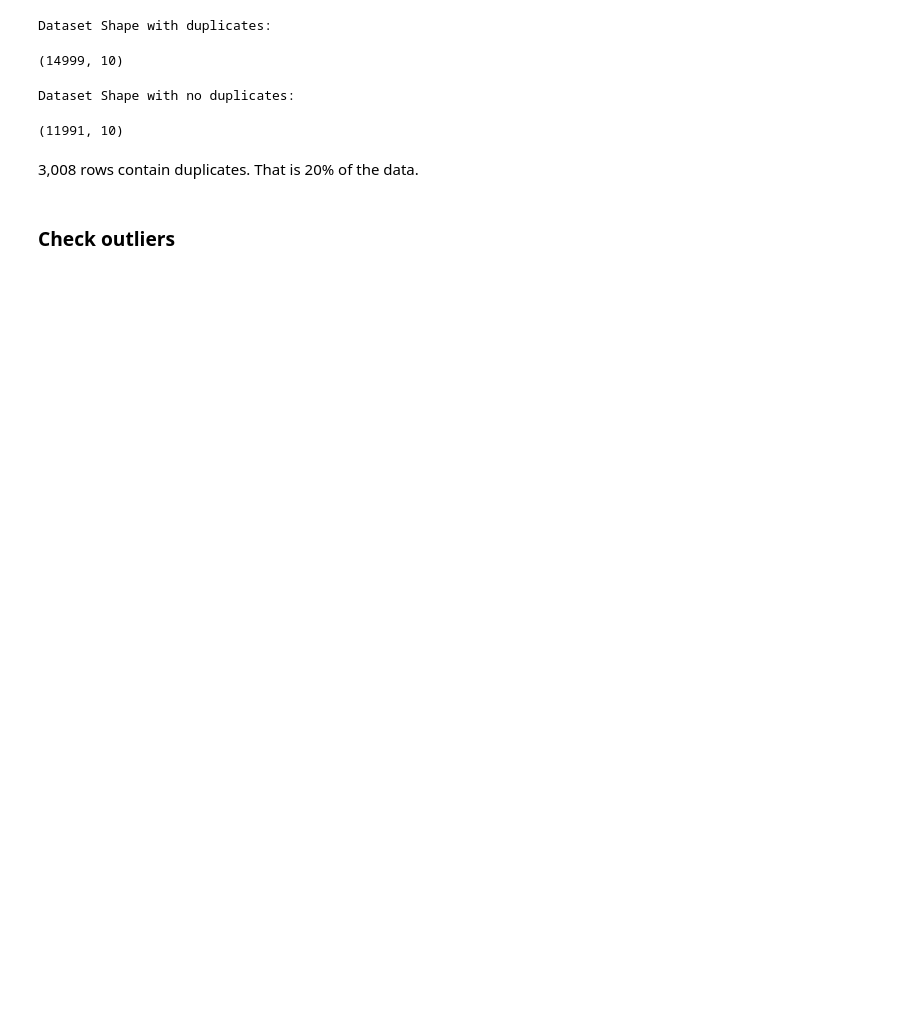
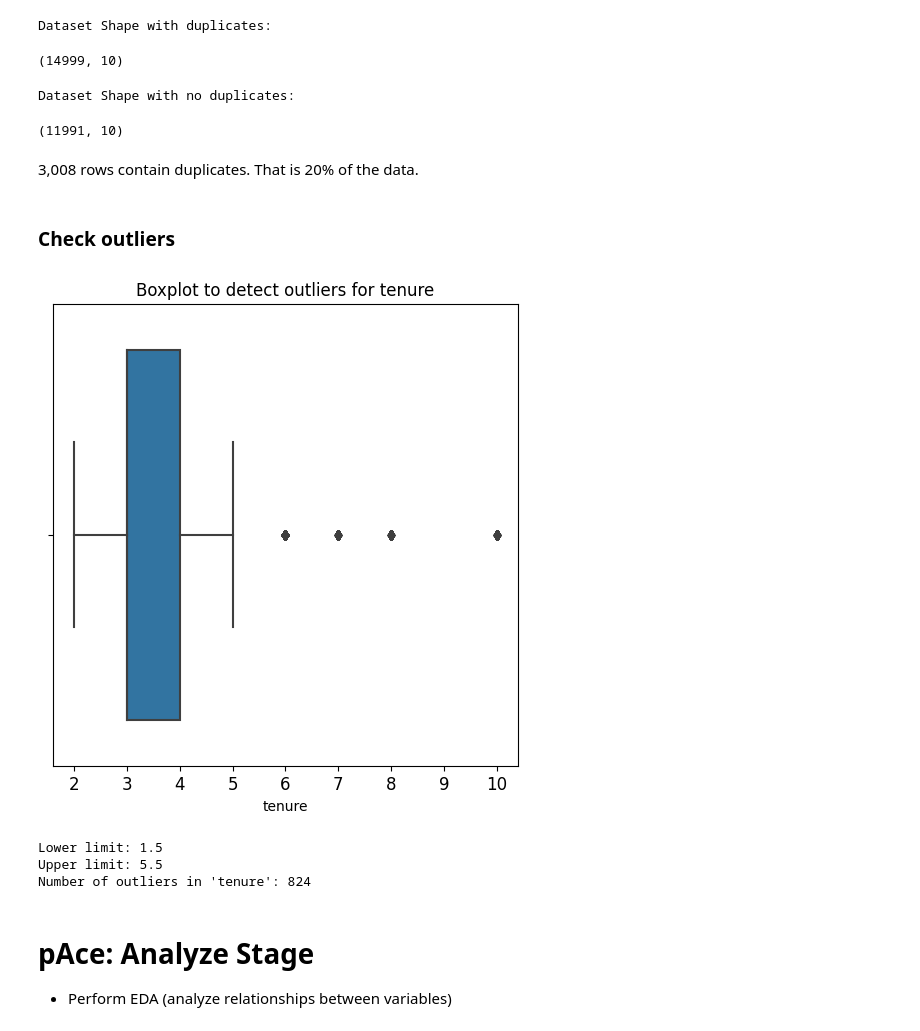
Before and after one commit to ajeronimoguerra/Case-Study-in-R---Amazon-BestBookselling-09-22, a Jupyter notebook: high-employee-turnover-rate.ipynb, the cells around one changed output. Drawn from its saved outputs; the diff is of its cells as text; code cells hidden in the pictures; blank space fills up the shorter version.

```diff
--- a/high-employee-turnover-rate.ipynb
+++ b/high-employee-turnover-rate.ipynb
@@ -278,3 +277,38 @@ Dataset Shape with no duplicates:
 3,008 rows contain duplicates. That is 20% of the data.
 # %% [markdown]
 ### Check outliers
+# %%
+# Create a boxplot to visualize distribution of `tenure` and detect any outliers
+plt.figure(figsize=(6,6))
+plt.title('Boxplot to detect outliers for tenure', fontsize=12)
+plt.xticks(fontsize=12)
+plt.yticks(fontsize=12)
+sns.boxplot(x= df0_no_duplicates['tenure'])
+plt.show()
+# %% [output]
+[figure, added]
+# %%
+# Determine the number of rows containing outliers
+
+# Define a threshold for outliers (e.g., 1.5 times the interquartile range)
+iqr = df0_no_duplicates['tenure'].quantile(0.75) - df0_no_duplicates['tenure'].quantile(0.25)
+threshold = 1.5 * iqr
+lower_bound = df0_no_duplicates['tenure'].quantile(0.25) - threshold
+upper_bound = df0_no_duplicates['tenure'].quantile(0.75) + threshold
+
+print("Lower limit:", lower_bound)
+print("Upper limit:", upper_bound)
+
+# Identify outliers
+outliers = df0_no_duplicates[(df0_no_duplicates['tenure'] < lower_bound) | (df0_no_duplicates['tenure'] > upper_bound)]
+
+# Count the number of outliers
+num_outliers = len(outliers)
+print("Number of outliers in 'tenure':", num_outliers)
+# %% [output]
+Lower limit: 1.5
+Upper limit: 5.5
+Number of outliers in 'tenure': 824
+# %% [markdown]
+# pAce: Analyze Stage
+- Perform EDA (analyze relationships between variables)
```
Also changed, not shown: parts of 17 cells of this notebook.
